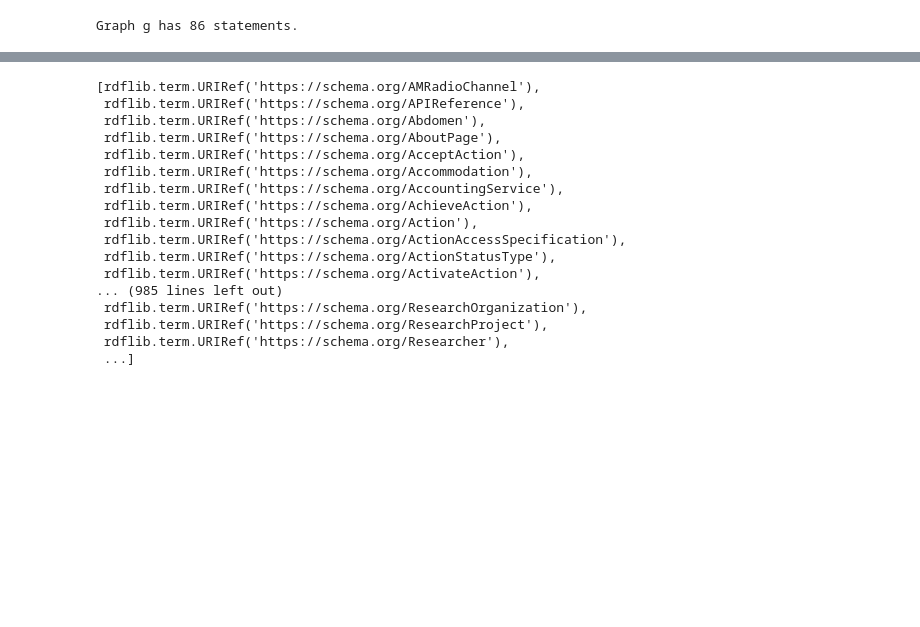
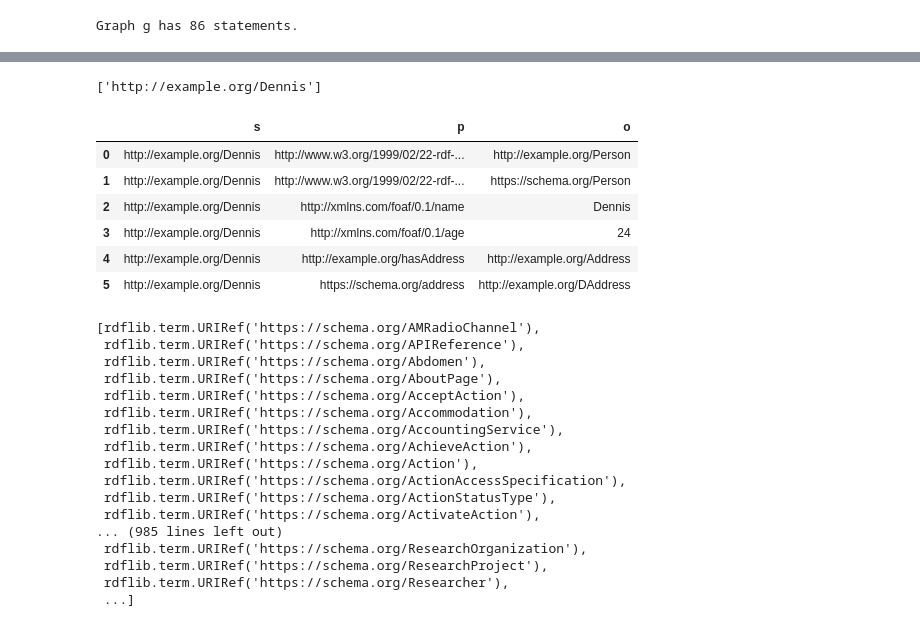
Before and after one commit to pintonos/KGCBF, a Jupyter notebook: errichment.ipynb, the cells around one changed output, grey strips where cells are left out. Cells and saved outputs as stored; diff of their text form; code cells hidden in the pictures; blank space fills up the shorter version.

```diff
--- a/errichment.ipynb
+++ b/errichment.ipynb
@@ -342,3 +351,29 @@ http://example.org/DAddress
+# %%
+subjects_only = [s for s in set(df['s']) if s not in intersection]
+subjects_only
+# %% [output]
+['http://example.org/Dennis']
+# %%
+qres = g.query(
+        """
+        SELECT ?s ?p ?o
+        WHERE {
+            ?s ?p ?o .
+        }
+        """,
+        initNs = { "rdf": RDF },
+        #initBindings = {"s": None, "p": None, "o": None}
+        initBindings = {"s": dennis}
+    )
+sparql_results_to_df(qres)
+# %% [output]
+|  | s | p | o |
+| 0 | http://example.org/Dennis | http://www.w3.org/1999/02/22-rdf-... | http://example.org/Person |
+| 1 | http://example.org/Dennis | http://www.w3.org/1999/02/22-rdf-... | https://schema.org/Person |
+| 2 | http://example.org/Dennis | http://xmlns.com/foaf/0.1/name | Dennis |
+| 3 | http://example.org/Dennis | http://xmlns.com/foaf/0.1/age | 24 |
+| 4 | http://example.org/Dennis | http://example.org/hasAddress | http://example.org/Address |
+| 5 | http://example.org/Dennis | https://schema.org/address | http://example.org/DAddress |
 # %%
 dir(SDO)
 # %% [output]
```
Also changed, not shown: parts of 6 cells of this notebook, 9 other files.
